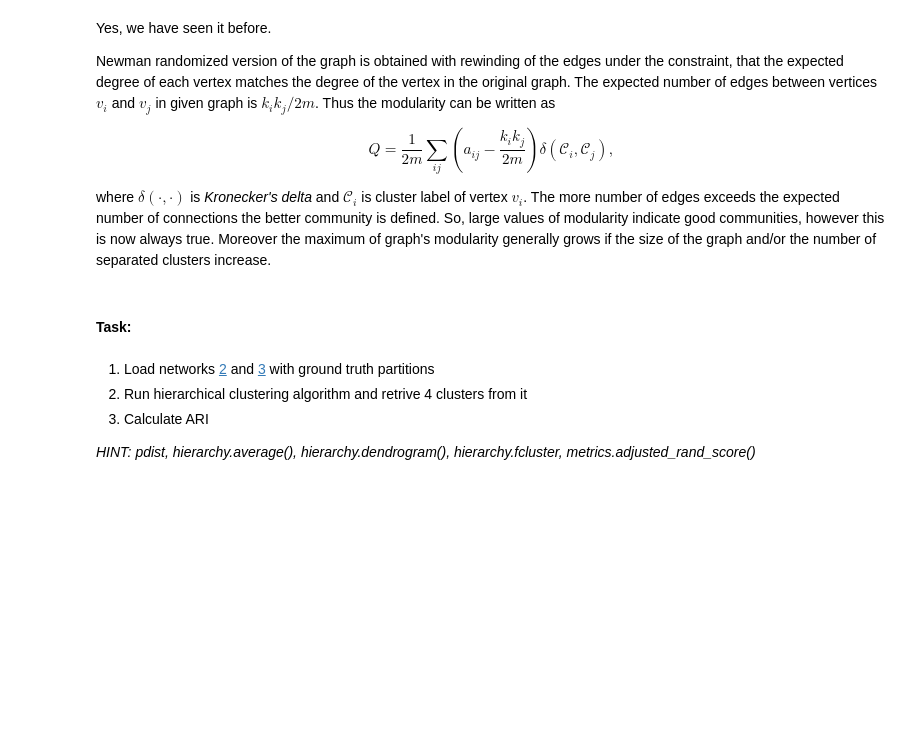
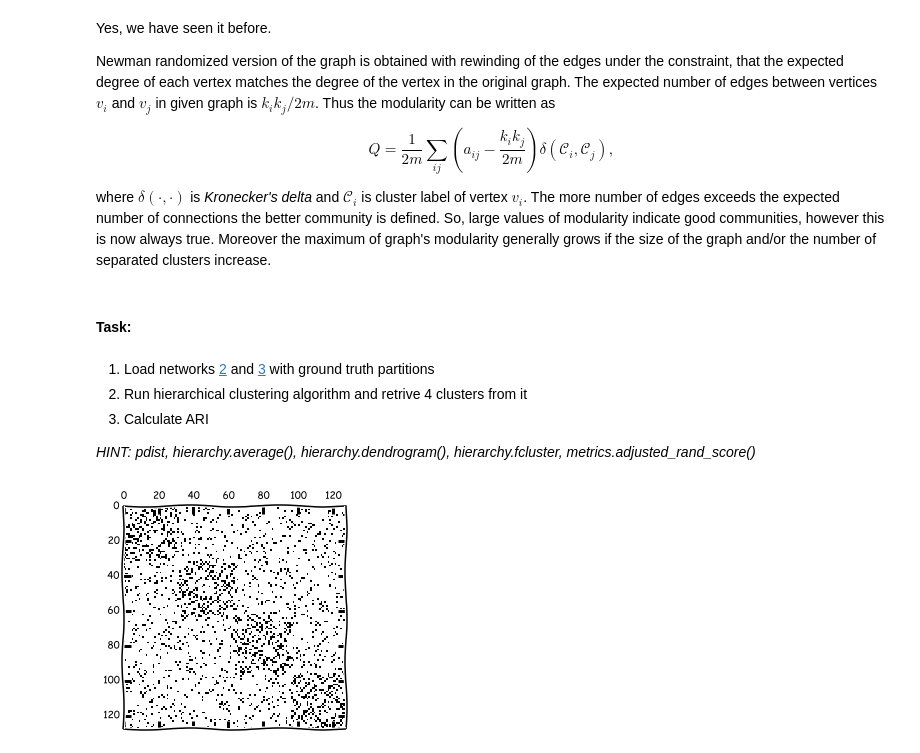
Before and after one commit to shestakoff/social_ntwks, a Jupyter notebook: communities_2.ipynb, the cells around one changed output. Cells and saved outputs as stored; diff of their text form; code cells hidden in the pictures; blank space fills up the shorter version.

```diff
--- a/communities_2.ipynb
+++ b/communities_2.ipynb
@@ -85,10 +110,12 @@ where $\delta(\cdot,\cdot)$ is *Kronecker's delta* and $\mathcal{C}_i$ is cluste
 *HINT:
 pdist, hierarchy.average(), hierarchy.dendrogram(), hierarchy.fcluster, metrics.adjusted_rand_score()*
 # %%
-data = scipy.io.loadmat('network2.mat')
+data = scipy.io.loadmat('network3.mat')
 A = data['A'].astype('float')
 plt.spy(A)
 comm = data['Comm']
 
 G = nx.Graph(A)
-pos = nx.spring_layout(G, scale = 1, iterations=100)
+# pos = nx.spring_layout(G, scale = 5, iterations=100)
+# %% [output]
+[figure, added]
```
Also changed, not shown: parts of 7 cells of this notebook.
